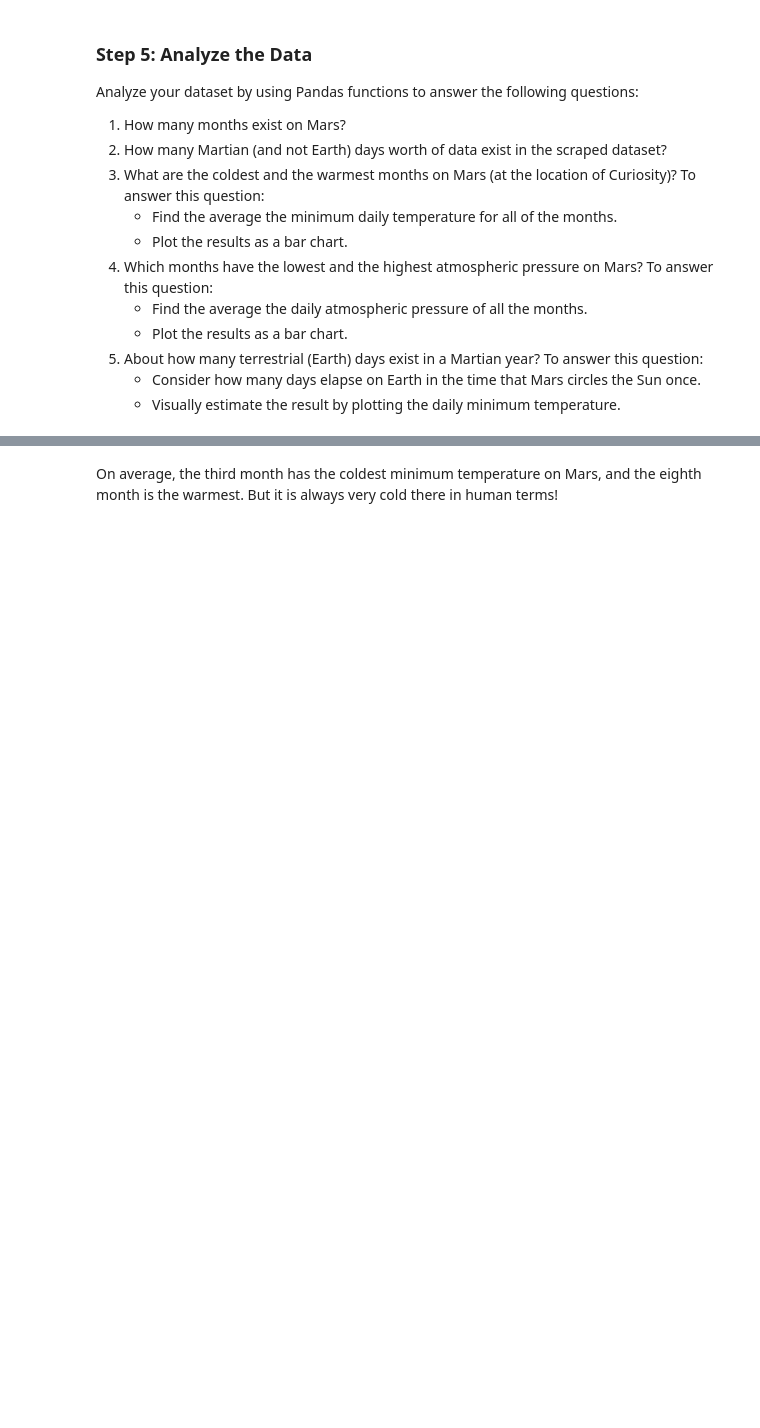
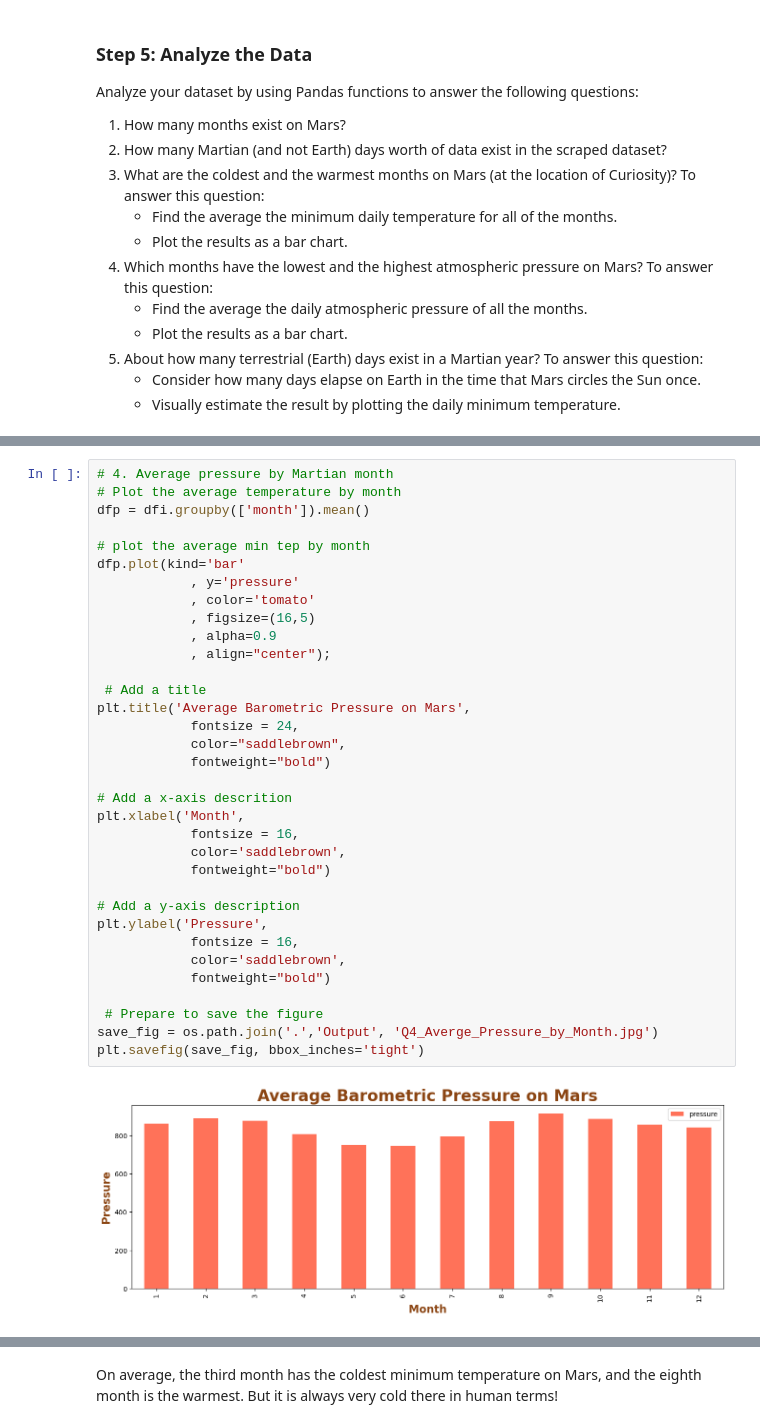
Before and after one commit to JeffPinegar/Web-Scrapping-Challenge, a Jupyter notebook: JSP_part_2_mars_weather.ipynb, the cells around one changed output, grey strips where cells are left out. Cells and saved outputs as stored; diff of their text form; blank space fills up the shorter version.

```diff
--- a/JSP_part_2_mars_weather.ipynb
+++ b/JSP_part_2_mars_weather.ipynb
@@ -175,0 +357,36 @@ Name: pressure, dtype: float64
+# %%
+# 4. Average pressure by Martian month
+# Plot the average temperature by month
+dfp = dfi.groupby(['month']).mean()
+
+# plot the average min tep by month
+dfp.plot(kind='bar'
+            , y='pressure'
+            , color='tomato'
+            , figsize=(16,5)
+            , alpha=0.9
+            , align="center");
+
+ # Add a title
+plt.title('Average Barometric Pressure on Mars',
+            fontsize = 24,
+            color="saddlebrown",
+            fontweight="bold")
+
+# Add a x-axis descrition
+plt.xlabel('Month',
+            fontsize = 16,
+            color='saddlebrown',
+            fontweight="bold")
+
+# Add a y-axis description
+plt.ylabel('Pressure',
+            fontsize = 16,
+            color='saddlebrown',
+            fontweight="bold")
+
+ # Prepare to save the figure
+save_fig = os.path.join('.','Output', 'Q4_Averge_Pressure_by_Month.jpg')
+plt.savefig(save_fig, bbox_inches='tight')
+# %% [output]
+[figure, added]
```
Also changed, not shown: parts of 36 cells of this notebook, 8 other files.
